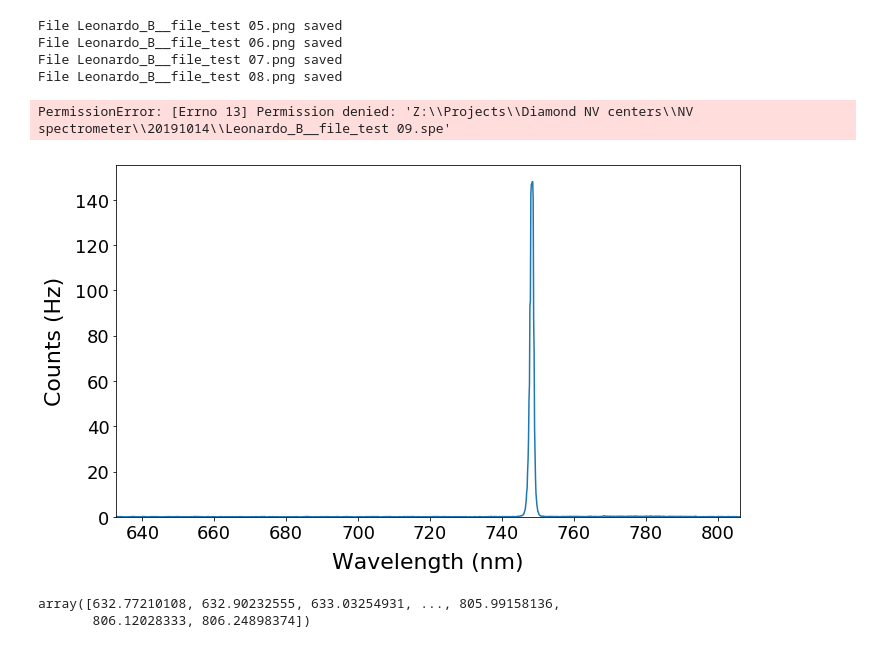
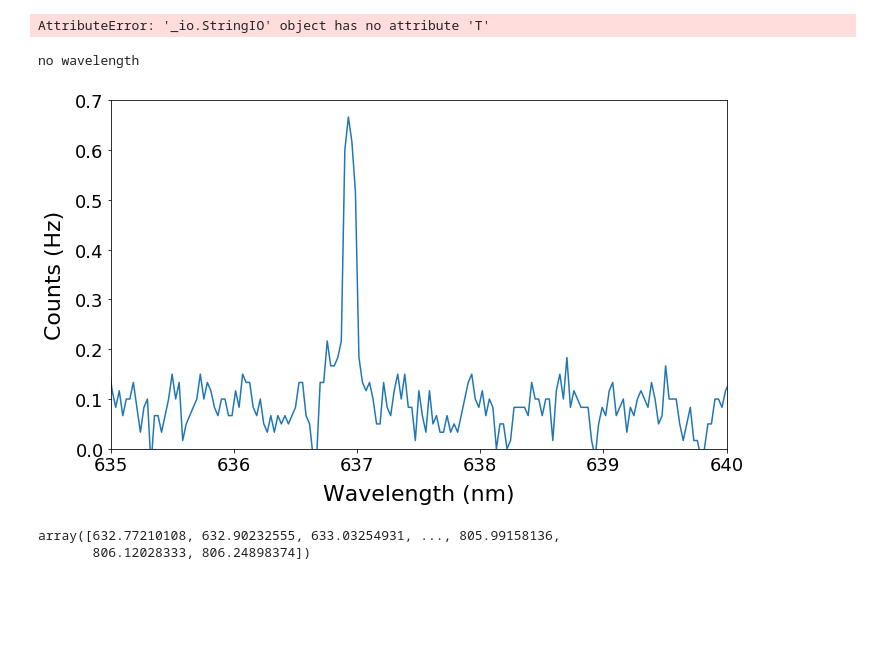
Before and after one commit to RaphaelSura/PythonPhotonicsLab, a Jupyter notebook: AnalyzeData/Diamond spectra.ipynb, the cells around one changed output. Cells and saved outputs as stored; diff of their text form; code cells hidden in the pictures; blank space fills up the shorter version.

```diff
--- a/AnalyzeData/Diamond spectra.ipynb
+++ b/AnalyzeData/Diamond spectra.ipynb
@@ -10,7 +10,7 @@ import os
 # %%
 #####################   USER INPUT   ###############################
 wdir = r'Z:\Projects\WSe2\2019\10 october\2019-10-08 WSe2 on gatedNP\5K data\spectra'
-wdir = r'Z:\Projects\Diamond NV centers\NV spectrometer\20191014'
+wdir = r'Z:\Projects\Diamond NV centers\NV spectrometer'
 remove_cosmic = False
 remove_etaloning = False
 ## Don't change that
@@ -42,36 +42,41 @@ for i, f in enumerate(files):
 
 print("All spectra exported as PNGs")
 # %% [output]
-File Leonardo_B__file_test 05.png saved
-File Leonardo_B__file_test 06.png saved
-File Leonardo_B__file_test 07.png saved
-File Leonardo_B__file_test 08.png saved
+AttributeError: '_io.StringIO' object has no attribute 'T'
-PermissionError: [Errno 13] Permission denied: 'Z:\\Projects\\Diamond NV centers\\NV spectrometer\\20191014\\Leonardo_B__file_test 09.spe'
 # %%
 #####################   USER INPUT   ###############################
 wdir = r'Z:\Projects\WSe2\2019\09 september\2019-09-04 WSe2hBN MANNP\5K spectra'
-wdir = r'Z:\Projects\Diamond NV centers\NV spectrometer\20191011'
+wdir = r'Z:\Projects\Diamond NV centers\NV spectrometer'
 remove_cosmic = False
 remove_etaloning = False
 ## Don't change that
 files = [f for f in os.listdir(wdir) if '.spe' in f and 'raw' not in f]
 # %%
-f='Leonardo_B__file_test 04.spe'
+f='NV_20190628 78.spe'
 # %%
 save_filename =  f[:-4] + '.spe'
 file = wdir + '\\' + f
 data = Spectrum(file)
+# %% [output]
+no wavelength
+# %%
+len(data.y)
+
+data.x = np.linspace(617.69775578610609,656.01842052865129,1340)
 # %%
 fig = plt.figure(figsize=(10, 6))
 ax = fig.add_subplot(111)
 ax.plot(data.x, data.y)
 plt.xlim(data.x[0], data.x[-1])
-plt.ylim(0, 1.05*np.max(data.y))
+plt.xlim(635,640)
+plt.ylim(0,1.05*np.max(data.y))
+
+#  1.05*np.max(data.y)
 prettify_plot(ax, "Wavelength (nm)", "Counts (Hz)")
 fig.tight_layout()
 # plt.close(fig)
 # %% [output]
-[figure, old version]
+[figure, new version]
 # %%
 data.x
 # %% [output]
```
Also changed, not shown: parts of 2 cells of this notebook, 13 other files.
